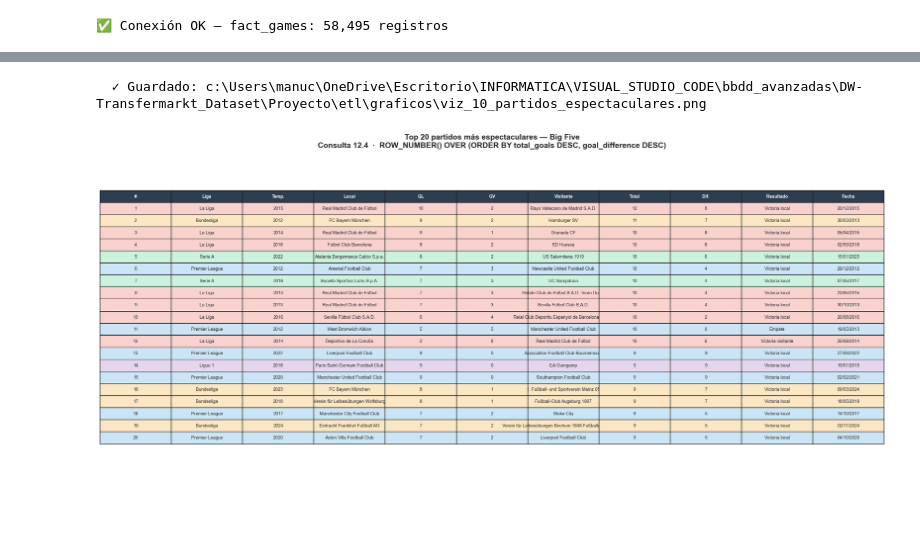
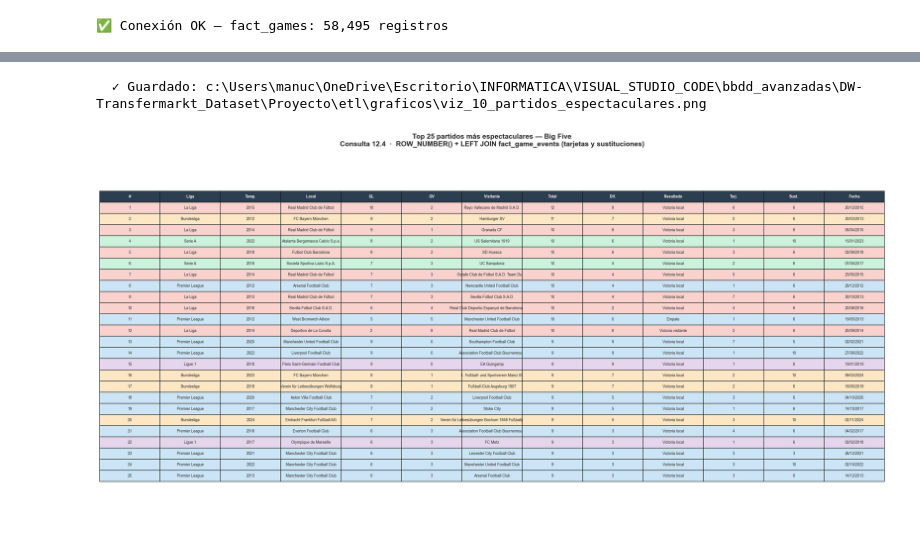
Before and after one commit to Albertolg384/DW-Transfermarkt, a Jupyter notebook: Proyecto/etl/visualizaciones_olap.ipynb, the cells around one changed output, grey strips where cells are left out. Drawn from its saved outputs; the diff is of its cells as text; code cells hidden in the pictures; blank space fills up the shorter version.

Commit message:
Visualizaciones consultas OLAP v2

```diff
--- a/Proyecto/etl/visualizaciones_olap.ipynb
+++ b/Proyecto/etl/visualizaciones_olap.ipynb
@@ -1247,12 +1365,11 @@ La consulta aplica `ROW_NUMBER() OVER (ORDER BY fg.total_goals DESC, fg.goal_dif
 # %%
-# ── Consulta 12.4: Top 20 partidos más espectaculares (ROW_NUMBER
-
+# ── Consulta 12.4 — SQL ORIGINAL de consultas_olap.sql ───────────────────────
 SQL_ESPECTACULARES = """
 SELECT
     ROW_NUMBER() OVER (ORDER BY fg.total_goals DESC, fg.goal_difference DESC)
                                                                     AS ranking,
     comp.name                                                       AS liga,
-    TO_CHAR(d.full_date, 'DD/MM/YYYY')                              AS fecha,
+    d.full_date                                                     AS fecha,
     d.season_start_year                                             AS temporada,
     g.home_club_name                                                AS local,
     fg.home_club_goals                                              AS goles_local,
@@ -1264,70 +1381,85 @@ SELECT
         WHEN fg.is_home_win  THEN 'Victoria local'
         WHEN fg.is_away_win  THEN 'Victoria visitante'
         ELSE                      'Empate'
-    END                                                             AS resultado
+    END                                                             AS resultado,
+    COUNT(ge.event_id) FILTER (WHERE ge.type = 'Cards')            AS tarjetas_totales,
+    COUNT(ge.event_id) FILTER (WHERE ge.type = 'Substitutions')    AS sustituciones
 FROM dwh.fact_games fg
     INNER JOIN dwh.dim_games        g    ON fg.game_id        = g.game_id
     INNER JOIN dwh.dim_date         d    ON fg.date_id        = d.date_id
     INNER JOIN dwh.dim_competitions comp ON fg.competition_id = comp.competition_id
+    LEFT  JOIN dwh.fact_game_events ge   ON fg.game_id        = ge.game_id
 WHERE fg.competition_id IN ('ES1','GB1','IT1','FR1','L1')
+GROUP BY
+    comp.name, d.full_date, d.season_start_year,
+    g.home_club_name, g.away_club_name,
+    fg.total_goals, fg.goal_difference, fg.home_club_goals,
+    fg.away_club_goals, fg.is_home_win, fg.is_away_win, fg.is_draw,
+    fg.game_id
 ORDER BY fg.total_goals DESC, fg.goal_difference DESC
-LIMIT 20;
+LIMIT 25;
 """
 
 df_esp = run_query(SQL_ESPECTACULARES)
-for col in ['goles_local', 'goles_visitante', 'total_goles', 'diferencia']:
+for col in ['goles_local', 'goles_visitante', 'total_goles', 'diferencia',
+            'tarjetas_totales', 'sustituciones']:
     df_esp[col] = pd.to_numeric(df_esp[col], errors='coerce')
+# d.full_date llega como date → convertir a string legible en Python
+df_esp['fecha'] = pd.to_datetime(df_esp['fecha'], errors='coerce').dt.strftime('%d/%m/%Y')
 
-# Color de fila por liga (clave lowercase desde comp.name)
+# Color de fila por liga (comp.name = clave lowercase)
 import matplotlib.colors as mcolors
 
 liga_row_colors = []
 for liga_val in df_esp['liga']:
-    color = LIGA_COLORS.get(liga_val, '#bdc3c7')
-    rgb   = mcolors.to_rgb(color)
+    color  = LIGA_COLORS.get(liga_val, '#bdc3c7')
+    rgb    = mcolors.to_rgb(color)
     pastel = tuple(c * 0.25 + 0.75 for c in rgb)
     liga_row_colors.append(mcolors.to_hex(pastel))
 
-fig, ax = plt.subplots(figsize=(20, 9))
+fig, ax = plt.subplots(figsize=(22, 11))
 ax.axis('off')
 
 cols_show  = ['ranking', 'liga', 'temporada', 'local', 'goles_local',
-              'goles_visitante', 'visitante', 'total_goles', 'diferencia', 'resultado', 'fecha']
-col_labels = ['#', 'Liga', 'Temp.', 'Local', 'GL', 'GV', 'Visitante', 'Total', 'Dif.', 'Resultado', 'Fecha']
+              'goles_visitante', 'visitante', 'total_goles', 'diferencia',
+              'resultado', 'tarjetas_totales', 'sustituciones', 'fecha']
+col_labels = ['#', 'Liga', 'Temp.', 'Local', 'GL', 'GV', 'Visitante',
+              'Total', 'Dif.', 'Resultado', 'Tarj.', 'Sust.', 'Fecha']
 
-# Mostrar nombre legible de liga
 df_display = df_esp.copy()
 df_display['liga'] = df_display['liga'].map(LIGA_LABELS).fillna(df_display['liga'])
 
 cell_data   = df_display[cols_show].astype(str).values.tolist()
 cell_colors = [[liga_row_colors[i]] * len(cols_show) for i in range(len(df_esp))]
 
 tbl = ax.table(
     cellText=cell_data,
     colLabels=col_labels,
     cellColours=cell_colors,
     cellLoc='center',
     loc='center',
 )
 tbl.auto_set_font_size(False)
-tbl.set_fontsize(8)
+tbl.set_fontsize(7.5)
 tbl.scale(1, 1.55)
 
-# Cabecera oscura
 for j in range(len(col_labels)):
     tbl[(0, j)].set_facecolor('#2c3e50')
     tbl[(0, j)].set_text_props(color='white', fontweight='bold')
 
 ax.set_title(
-    'Top 20 partidos más espectaculares — Big Five\n'
-    'Consulta 12.4  ·  ROW_NUMBER() OVER (ORDER BY total_goals DESC, goal_difference DESC)',
+    'Top 25 partidos más espectaculares — Big Five\n'
+    'Consulta 12.4  ·  ROW_NUMBER() + LEFT JOIN fact_game_events (tarjetas y sustituciones)',
     fontsize=14, fontweight='bold', pad=14,
 )
 
 plt.tight_layout()
 save_fig('viz_10_partidos_espectaculares.png')
 plt.show()
-print(df_esp[['ranking', 'liga', 'temporada', 'local', 'goles_local', 'goles_visitante', 'visitante', 'total_goles']].to_string(index=False))
+
+print(df_esp[['ranking', 'liga', 'temporada', 'local', 'goles_local',
+              'goles_visitante', 'visitante', 'total_goles',
+              'tarjetas_totales', 'sustituciones']].to_string(index=False))
 # %% [output]
   ✓ Guardado: c:\Users\manuc\OneDrive\Escritorio\INFORMATICA\VISUAL_STUDIO_CODE\bbdd_avanzadas\DW-Transfermarkt_Dataset\Proyecto\etl\graficos\viz_10_partidos_espectaculares.png
-[figure, old version]
+[figure, new version]
```
Also changed, not shown: parts of 20 cells of this notebook.
